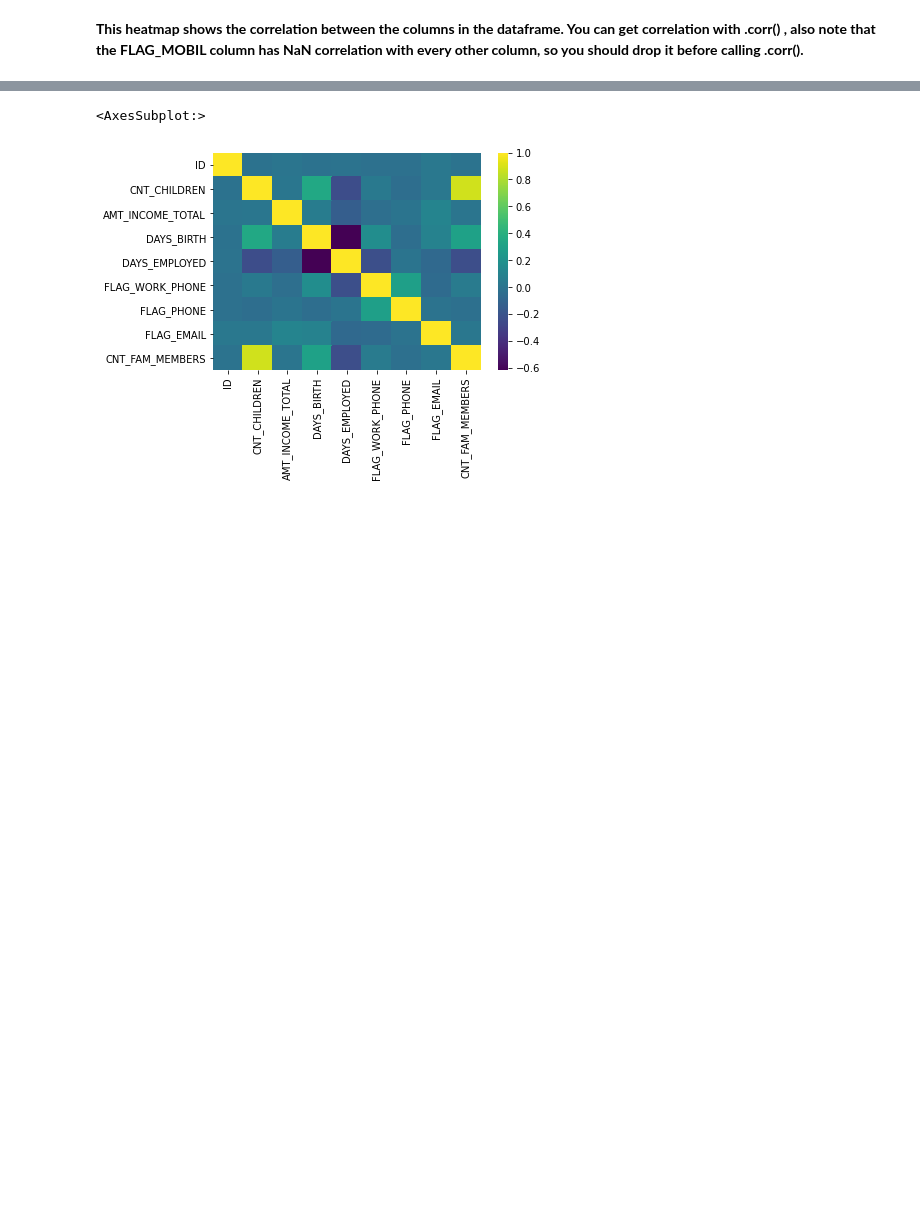
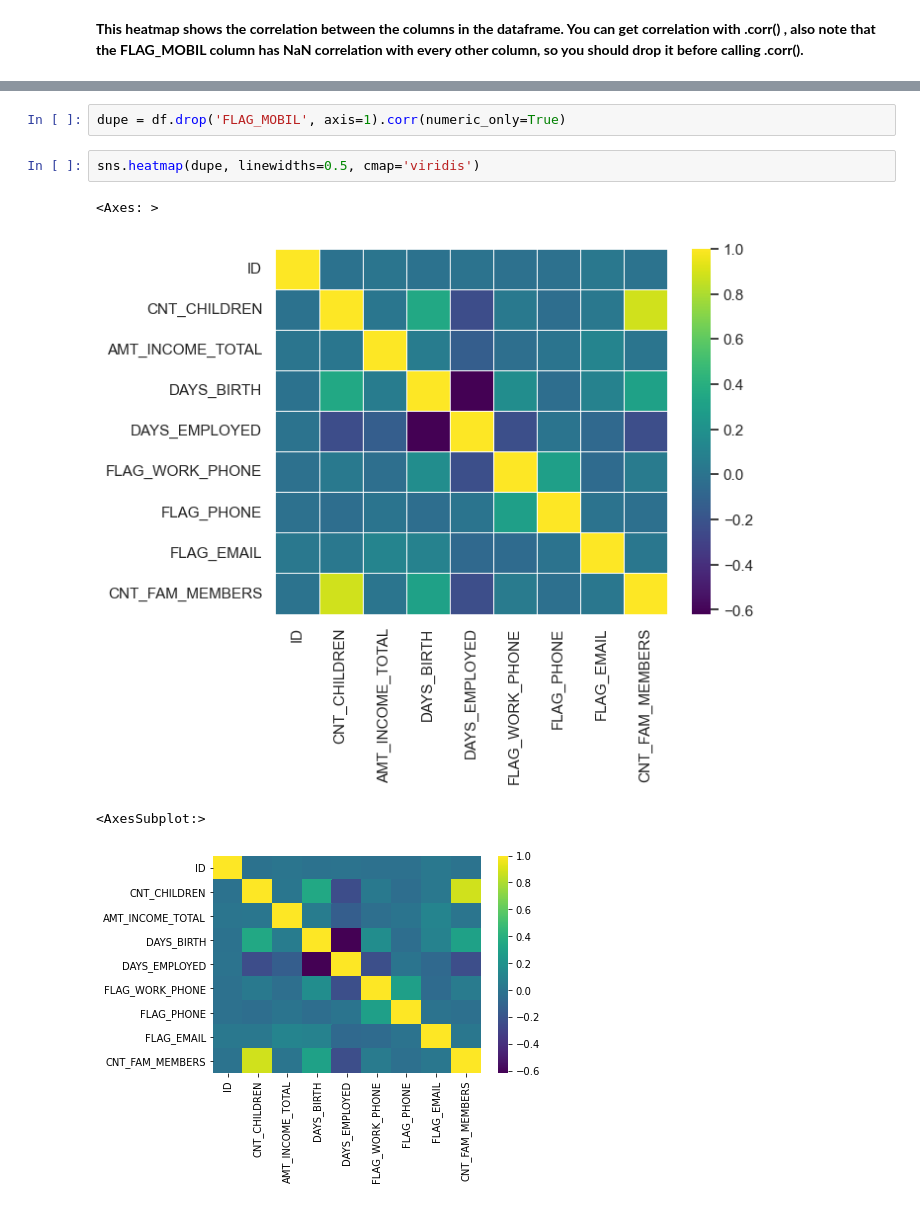
Before and after one commit to LazyPeesh/Python-for-ML, a Jupyter notebook: 05-Seaborn/07-Seaborn-Exercise.ipynb, the cells around one changed output, grey strips where cells are left out. Drawn from its saved outputs; the diff is of its cells as text; blank space fills up the shorter version.

```diff
--- a/05-Seaborn/07-Seaborn-Exercise.ipynb
+++ b/05-Seaborn/07-Seaborn-Exercise.ipynb
@@ -212,3 +348,10 @@ In general do not worry about coloring,styling, or sizing matching up exactly. I
+# %%
+dupe = df.drop('FLAG_MOBIL', axis=1).corr(numeric_only=True)
+# %%
+sns.heatmap(dupe, linewidths=0.5, cmap='viridis')
+# %% [output]
+<Axes: >
+[figure, added]
 # %%
 # %% [output]
 <AxesSubplot:>
```
Also changed, not shown: parts of 8 cells of this notebook, 7 other files.
